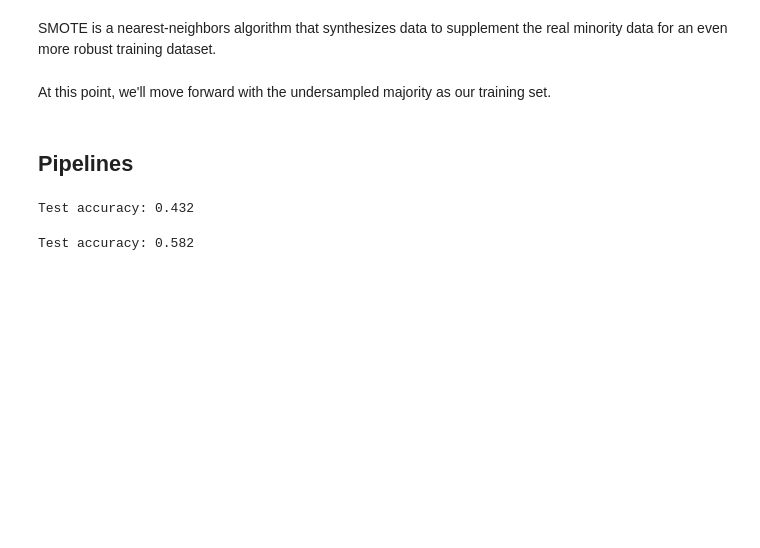
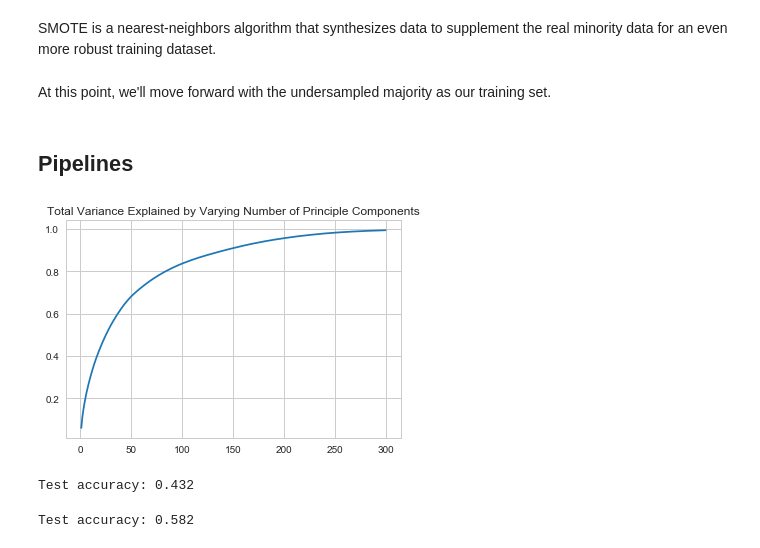
Before and after one commit to akelly66/Flatiron-School, a Jupyter notebook: Mod05/Mod05-Project/Mod05-Project.ipynb, the cells around one changed output. Drawn from its saved outputs; the diff is of its cells as text; code cells hidden in the pictures; blank space fills up the shorter version.

```diff
--- a/Mod05/Mod05-Project/Mod05-Project.ipynb
+++ b/Mod05/Mod05-Project/Mod05-Project.ipynb
@@ -602,3 +603,11 @@ SMOTE is a nearest-neighbors algorithm that synthesizes data to supplement the r
 At this point, we'll move forward with the undersampled majority as our training set.
 # %% [markdown]
 ## Pipelines
+# %%
+pca = PCA(n_components=300, whiten=True)
+X_pca_train = pca.fit_transform(undersample_x_train)
+
+plt.plot(range(1,301), pca.explained_variance_ratio_.cumsum())
+plt.title('Total Variance Explained by Varying Number of Principle Components');
+# %% [output]
+[figure, added]
```
Also changed, not shown: parts of 7 cells of this notebook.
